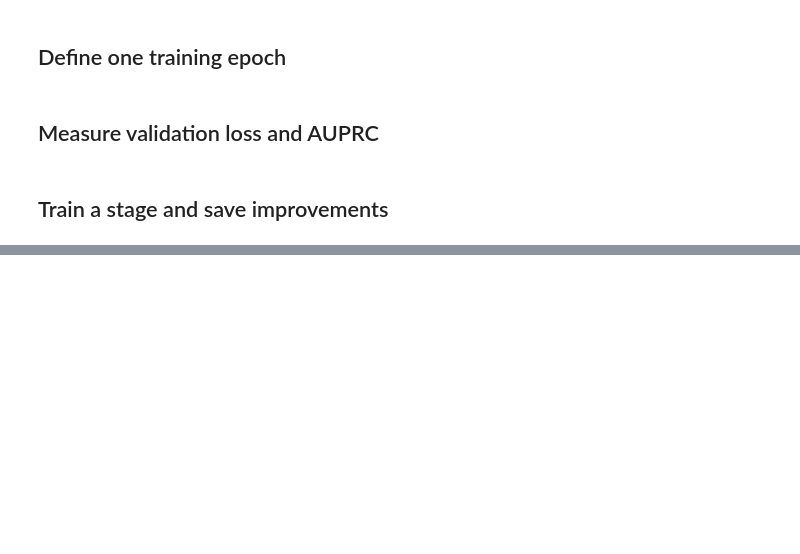
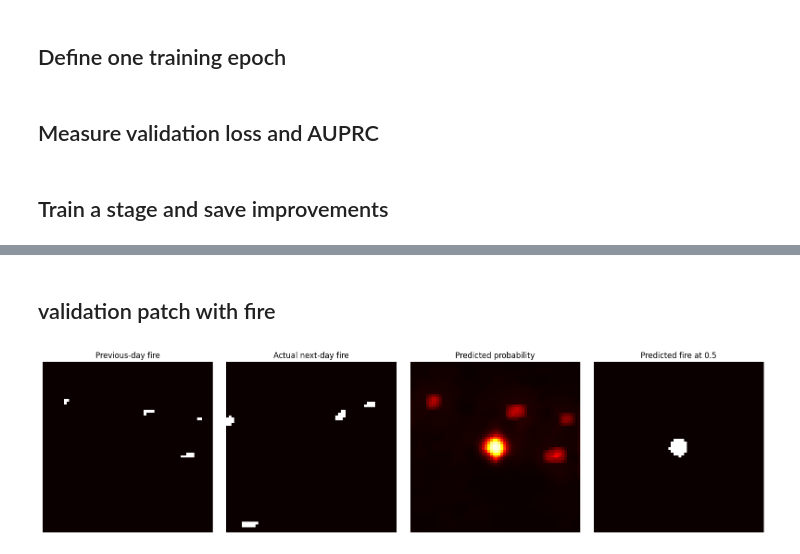
Before and after one commit to Randil01/Wildfire-Spread-Prediction-from-Satellite-Imagery, a Jupyter notebook: models/resnet_unet.ipynb, the cells around one changed output, grey strips where cells are left out. Drawn from its saved outputs; the diff is of its cells as text; code cells hidden in the pictures; blank space fills up the shorter version.

Commit message:
validate results

```diff
--- a/models/resnet_unet.ipynb
+++ b/models/resnet_unet.ipynb
@@ -605,0 +590,13 @@ plt.show()
+# %%
+saved = torch.load(
+    checkpoint_path,
+    map_location=device,
+    weights_only=True,
+)
+
+model.load_state_dict(saved["model_state_dict"])
+model.eval()
+
+print("Best stage:", saved["stage"])
+print("Best epoch in that stage:", saved["epoch"])
+print("Best validation AUPRC:", saved["val_auprc"])
@@ -605,0 +673,66 @@ plt.show()
+# %% [markdown]
+## validation patch with fire
+# %%
+import matplotlib.pyplot as plt
+
+# Pick a validation patch that contains at least one fire pixel.
+sample_index = next(
+    i
+    for i, target in enumerate(val_loader.dataset.targets)
+    if np.any(target == 1)
+)
+
+sample_input, sample_target, sample_mask = (
+    val_loader.dataset[sample_index]
+)
+
+with torch.no_grad():
+    sample_logits = model(
+        sample_input.unsqueeze(0).to(device)
+    )
+    fire_probability = (
+        torch.sigmoid(sample_logits)[0, 0].cpu().numpy()
+    )
+
+# The previous-day fire mask is normalized like the other inputs.
+# Convert this channel back to its original values for display.
+stats = NormalizationStats.load(STATS_PATH)
+prev_channel = INPUT_FEATURES.index("PrevFireMask")
+
+previous_fire = (
+    sample_input[prev_channel].numpy() * stats.stds[prev_channel]
+    + stats.means[prev_channel]
+) > 0.5
+
+valid_pixels = sample_mask[0].numpy() == 1
+ground_truth = np.where(
+    valid_pixels, sample_target[0].numpy(), np.nan
+)
+binary_prediction = np.where(
+    valid_pixels, fire_probability >= THRESHOLD, np.nan
+)
+
+fig, axes = plt.subplots(1, 4, figsize=(16, 4))
+
+images = [
+    previous_fire,
+    ground_truth,
+    fire_probability,
+    binary_prediction,
+]
+titles = [
+    "Previous-day fire",
+    "Actual next-day fire",
+    "Predicted probability",
+    "Predicted fire at 0.5",
+]
+
+for ax, image, title in zip(axes, images, titles):
+    ax.imshow(image, cmap="hot", vmin=0, vmax=1)
+    ax.set_title(title)
+    ax.axis("off")
+
+plt.tight_layout()
+plt.show()
+# %% [output]
+[figure, added]
```
Also changed, not shown: parts of 9 cells of this notebook.
